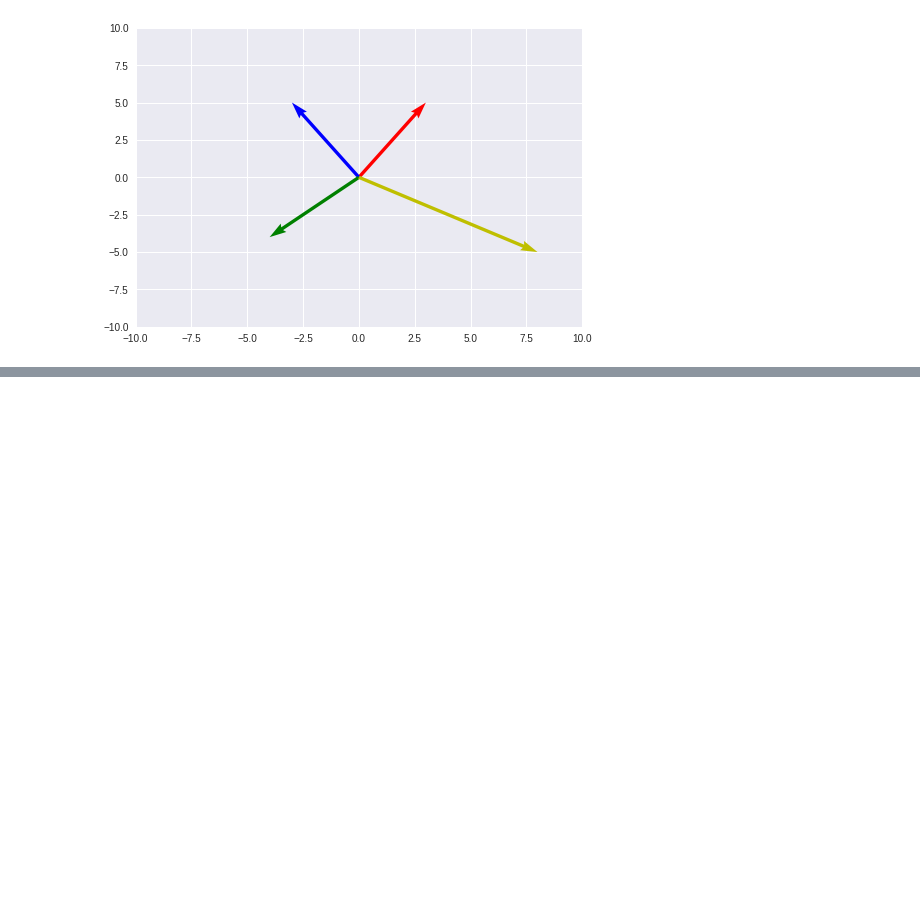
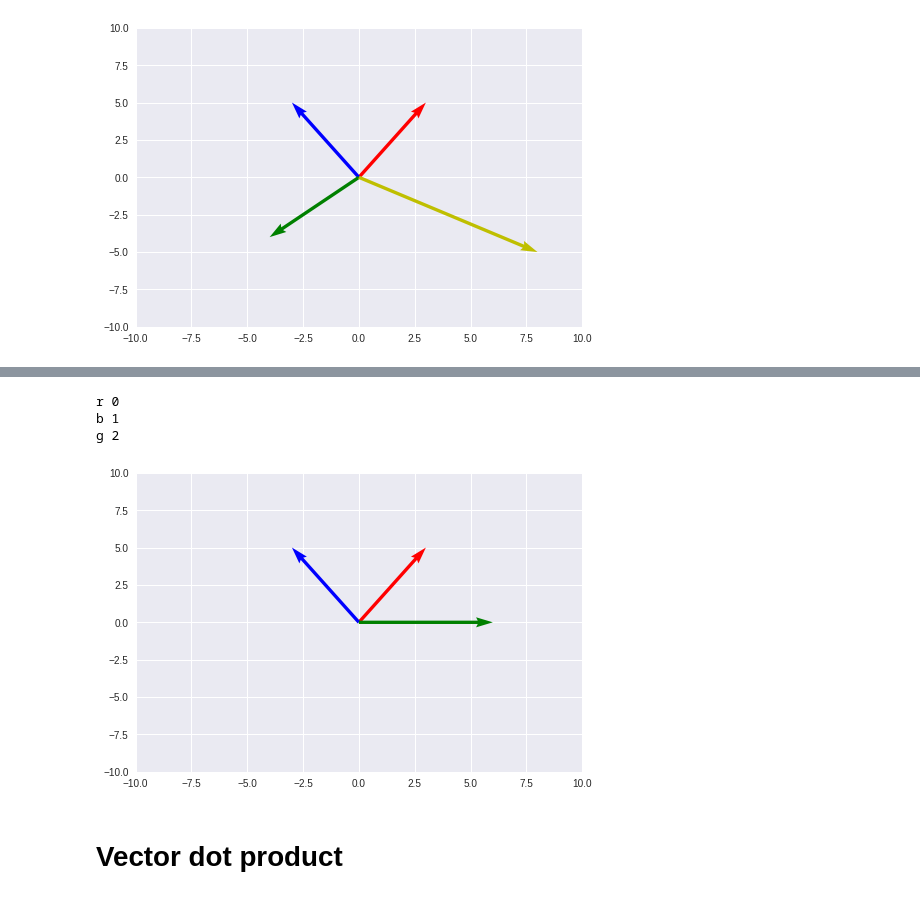
Before and after one commit to leelaakula/padhai-DL, a Jupyter notebook: Vectors.ipynb, the cells around one changed output, grey strips where cells are left out. Cells and saved outputs as stored; diff of their text form; code cells hidden in the pictures; blank space fills up the shorter version.

```diff
--- a/Vectors.ipynb
+++ b/Vectors.ipynb
@@ -67,0 +91,9 @@ y 3
+# %%
+vectors_func([vector[0],vector[1],vector[0]-vector[1]])
+# %% [output]
+r 0
+b 1
+g 2
+[figure, added]
+# %% [markdown]
+# Vector dot product
```
Also changed, not shown: parts of 15 cells of this notebook.
